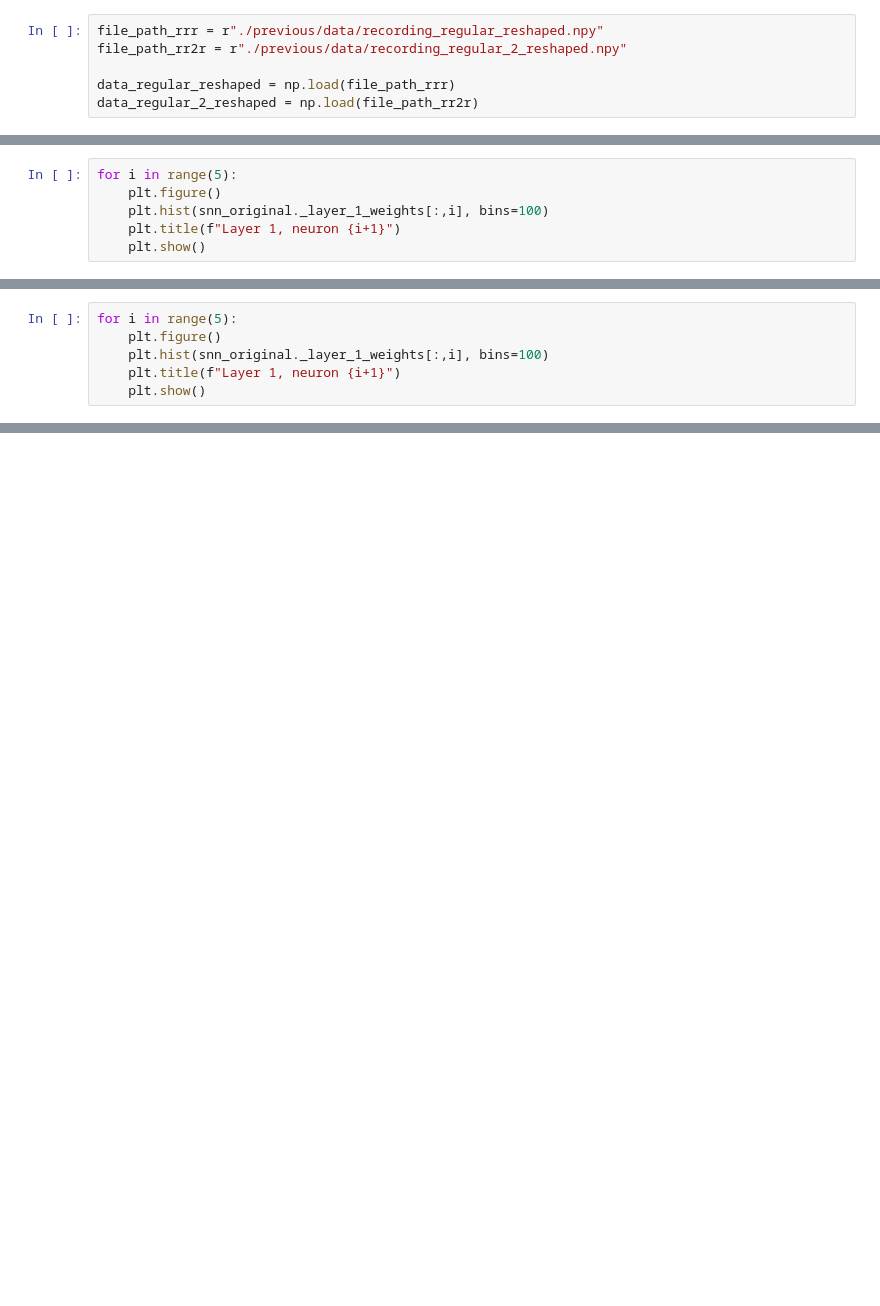
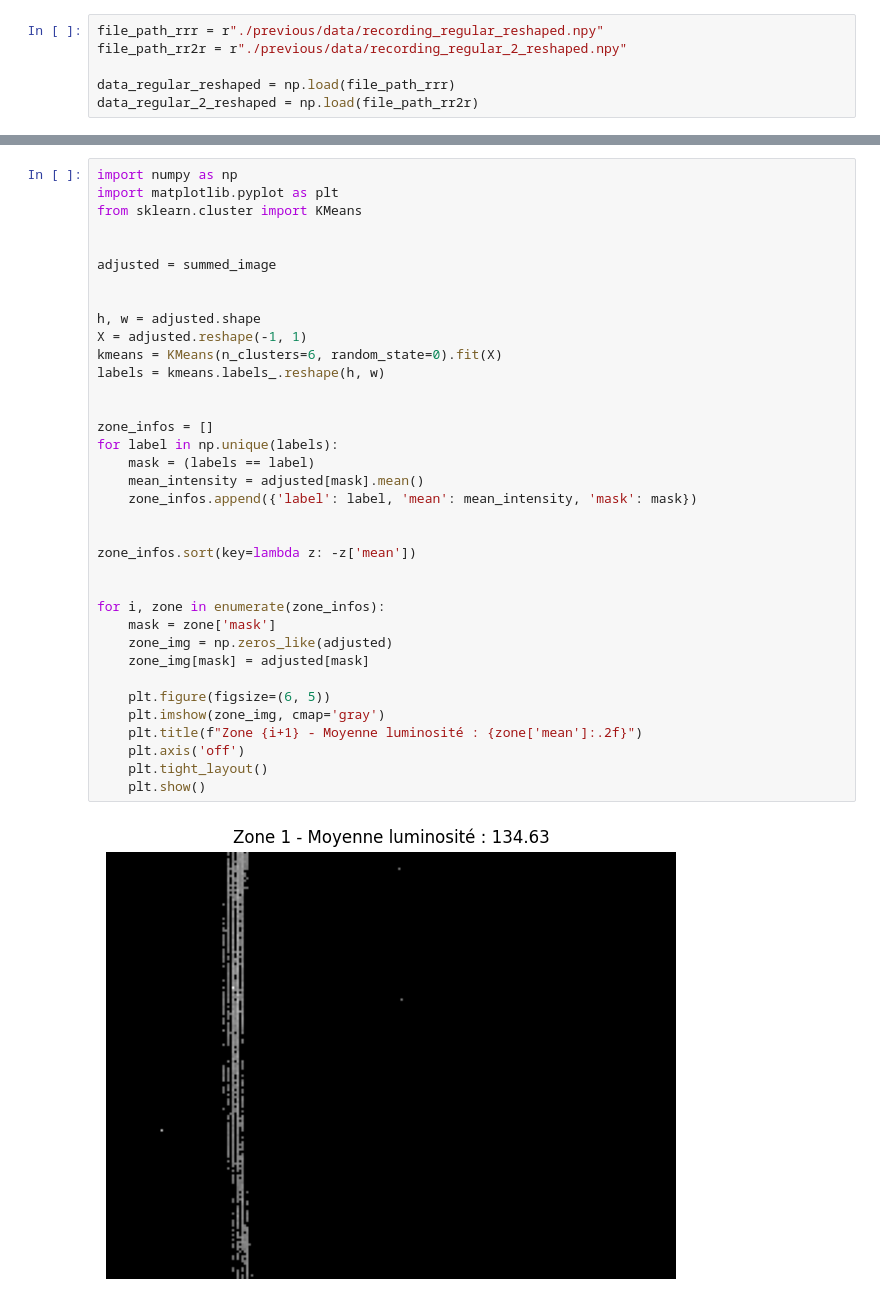
Before and after one commit to hdalhoumi/SNN_train_counting, a Jupyter notebook: original_snn_test.ipynb, the cells around one changed output, grey strips where cells are left out. Cells and saved outputs as stored; diff of their text form; blank space fills up the shorter version.

```diff
--- a/original_snn_test.ipynb
+++ b/original_snn_test.ipynb
@@ -46,6 +134,0 @@ snn_original = snnorginal.SNN(
-# %%
-for i in range(5):
-    plt.figure()
-    plt.hist(snn_original._layer_1_weights[:,i], bins=100)
-    plt.title(f"Layer 1, neuron {i+1}")
-    plt.show()
@@ -99,6 +134,0 @@ KeyboardInterrupt:
-# %%
-for i in range(5):
-    plt.figure()
-    plt.hist(snn_original._layer_1_weights[:,i], bins=100)
-    plt.title(f"Layer 1, neuron {i+1}")
-    plt.show()
@@ -134,0 +184,38 @@ print(snn_original._layer_2_weights)
+# %%
+import numpy as np
+import matplotlib.pyplot as plt
+from sklearn.cluster import KMeans
+
+
+adjusted = summed_image
+
+
+h, w = adjusted.shape
+X = adjusted.reshape(-1, 1)
+kmeans = KMeans(n_clusters=6, random_state=0).fit(X)
+labels = kmeans.labels_.reshape(h, w)
+
+
+zone_infos = []
+for label in np.unique(labels):
+    mask = (labels == label)
+    mean_intensity = adjusted[mask].mean()
+    zone_infos.append({'label': label, 'mean': mean_intensity, 'mask': mask})
+
+
+zone_infos.sort(key=lambda z: -z['mean'])
+
+
+for i, zone in enumerate(zone_infos):
+    mask = zone['mask']
+    zone_img = np.zeros_like(adjusted)
+    zone_img[mask] = adjusted[mask]
+
+    plt.figure(figsize=(6, 5))
+    plt.imshow(zone_img, cmap='gray')
+    plt.title(f"Zone {i+1} - Moyenne luminosité : {zone['mean']:.2f}")
+    plt.axis('off')
+    plt.tight_layout()
+    plt.show()
+# %% [output]
+[figure, added]
```
Also changed, not shown: parts of 21 cells of this notebook, 1 other file.
